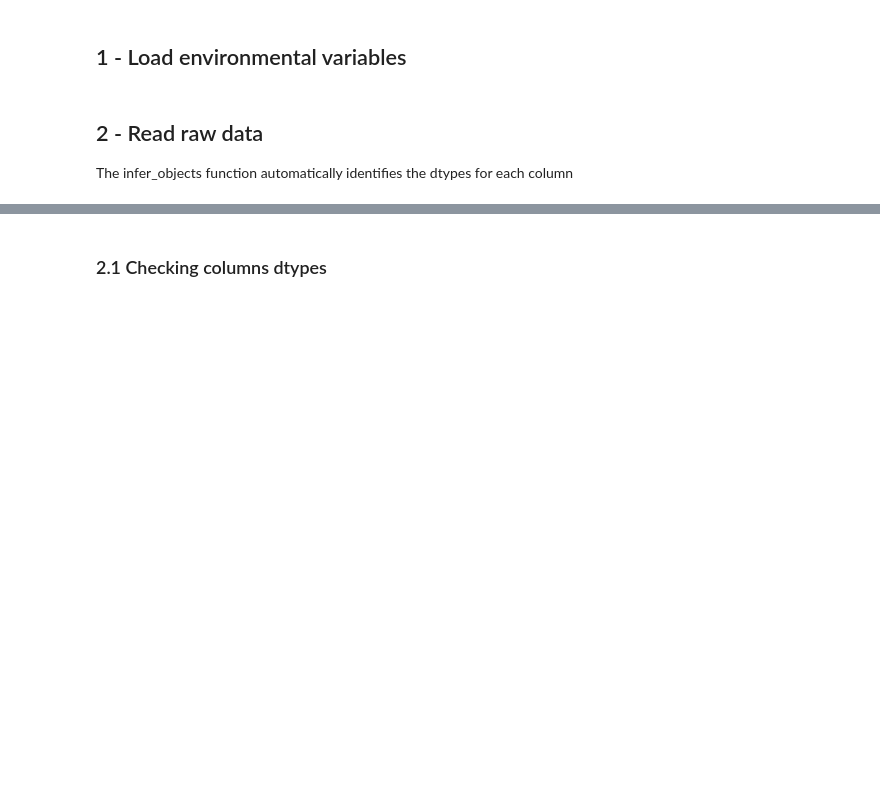
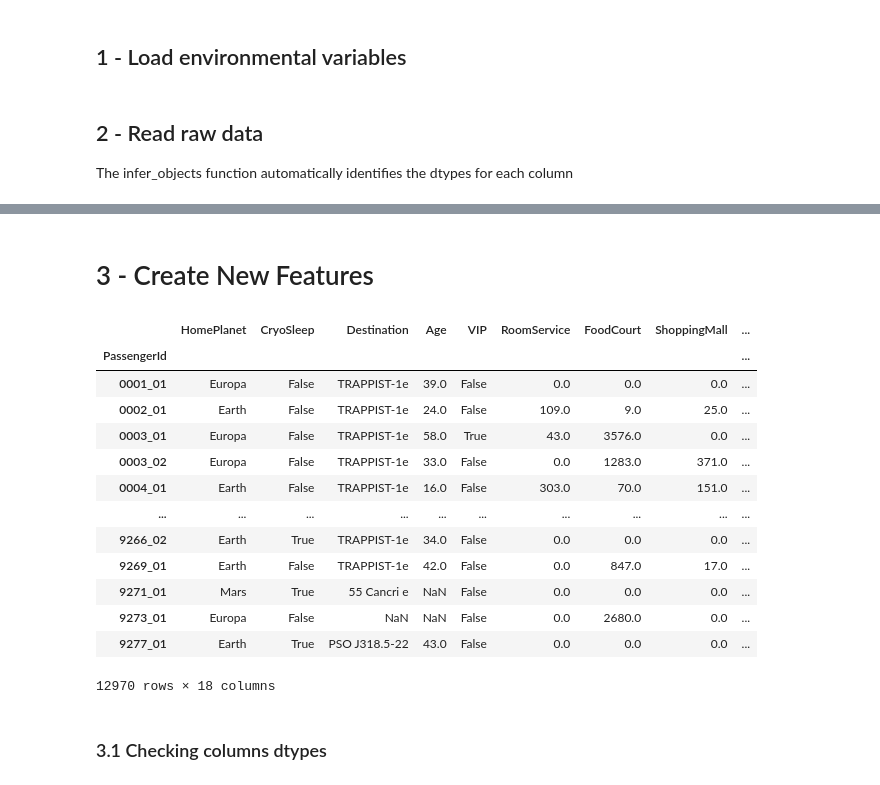
Before and after one commit to tpinhoda/Kaggle_Spacechip_Titanic, a Jupyter notebook: notebooks/1_Data_Preprocessing.ipynb, the cells around one changed output, grey strips where cells are left out. Cells and saved outputs as stored; diff of their text form; code cells hidden in the pictures; blank space fills up the shorter version.

```diff
--- a/notebooks/1_Data_Preprocessing.ipynb
+++ b/notebooks/1_Data_Preprocessing.ipynb
@@ -50,3 +68,52 @@ raw_data.head()
+# %% [markdown]
+# 3 - Create New Features
+# %%
+data_new_features = raw_data.copy()
+# Create new feature from PassangerId
+data_new_features["PassengerGroup"] =  data_new_features["PassengerId"].str.split("_").str[0]
+data_new_features["PassengerGroupId"] =  data_new_features["PassengerId"].str.split("_").str[1]
+data_new_features["PassengerGroupId"] =  data_new_features["PassengerId"].str.split("_").str[1]
+# Create new featyres from Cabin
+data_new_features["CabinDeck"] =  data_new_features["Cabin"].str.split("/").str[0]
+data_new_features["CabinNum"] =  pd.to_numeric(data_new_features["Cabin"].str.split("/").str[1], errors="coerce")
+data_new_features["CabinSide"] =  data_new_features["Cabin"].str.split("/").str[2]
+
+
+data_new_features.set_index("PassengerId", inplace=True)
+
+#Create new feauture from PassengerGroup
+for group, group_data in data_new_features.groupby(by="PassengerGroup"):
+    travelling_together = len(group_data)
+    data_new_features.loc[group_data.index, "TravelingTogether"] =  [travelling_together] * len(group_data)
+
+#Create new feature from CabinNum * CabinDeck
+weights = [10**p for p in range(1,9)]
+keys = data_new_features["CabinDeck"].unique()
+deck_mapper = dict(zip(keys, weights))
+cabin_deck_weights= data_new_features["CabinDeck"].map(deck_mapper)
+data_new_features["CabinNumWeighted"] = data_new_features["CabinNum"] + cabin_deck_weights
+
+# Remove columns
+data_new_features.drop(columns=["Cabin", "PassengerGroup", "Name"], inplace=True)
+data = data_new_features
+data
+
+# Create feature to check if the passenger is reach based on its spents
+# %% [output]
+|  | HomePlanet | CryoSleep | Destination | Age | VIP | RoomService | FoodCourt | ShoppingMall | ... |
+| PassengerId |  |  |  |  |  |  |  |  | ... |
+| 0001_01 | Europa | False | TRAPPIST-1e | 39.0 | False | 0.0 | 0.0 | 0.0 | ... |
+| 0002_01 | Earth | False | TRAPPIST-1e | 24.0 | False | 109.0 | 9.0 | 25.0 | ... |
+| 0003_01 | Europa | False | TRAPPIST-1e | 58.0 | True | 43.0 | 3576.0 | 0.0 | ... |
+| 0003_02 | Europa | False | TRAPPIST-1e | 33.0 | False | 0.0 | 1283.0 | 371.0 | ... |
+| 0004_01 | Earth | False | TRAPPIST-1e | 16.0 | False | 303.0 | 70.0 | 151.0 | ... |
+| ... | ... | ... | ... | ... | ... | ... | ... | ... | ... |
+| 9266_02 | Earth | True | TRAPPIST-1e | 34.0 | False | 0.0 | 0.0 | 0.0 | ... |
+| 9269_01 | Earth | False | TRAPPIST-1e | 42.0 | False | 0.0 | 847.0 | 17.0 | ... |
+| 9271_01 | Mars | True | 55 Cancri e | NaN | False | 0.0 | 0.0 | 0.0 | ... |
+| 9273_01 | Europa | False | NaN | NaN | False | 0.0 | 2680.0 | 0.0 | ... |
+| 9277_01 | Earth | True | PSO J318.5-22 | 43.0 | False | 0.0 | 0.0 | 0.0 | ... |
+12970 rows × 18 columns
 # %% [markdown]
-### 2.1 Checking columns dtypes
+### 3.1 Checking columns dtypes
 # %%
```
Also changed, not shown: parts of 19 cells of this notebook.
